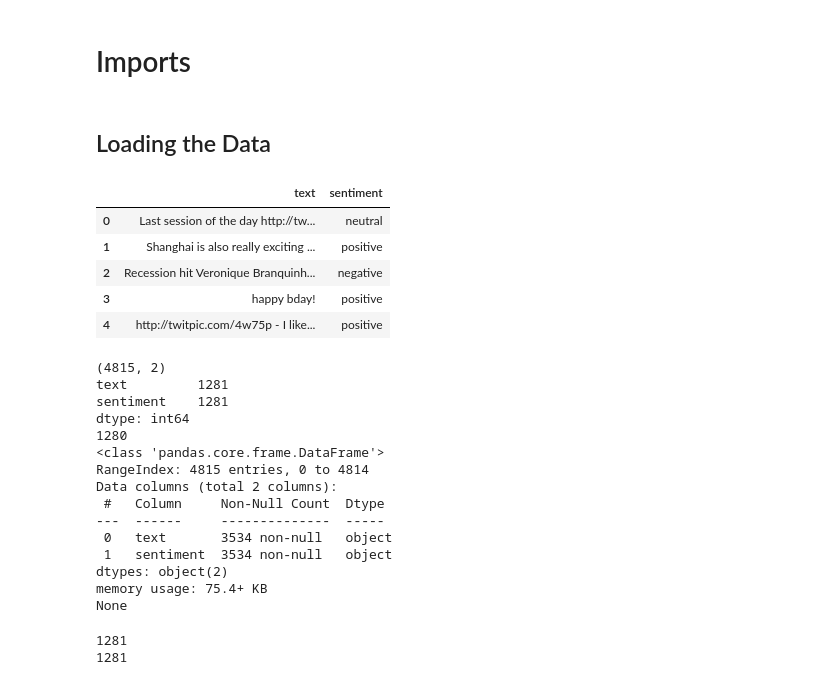
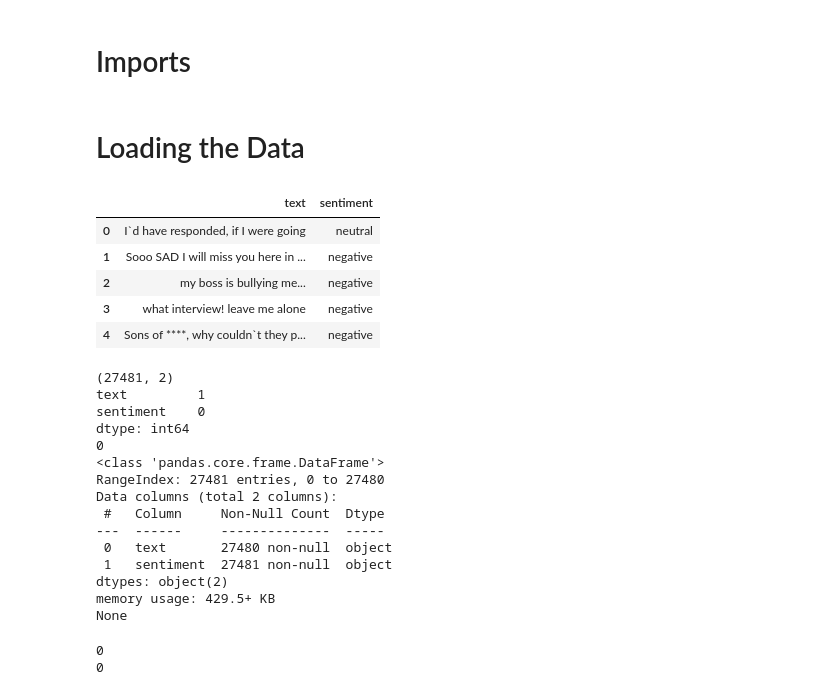
Before and after one commit to CSingh26/QuantSuggest, a Jupyter notebook: notebooks/exploratory/sentimentAnalysis.ipynb, the cells around one changed output. Cells and saved outputs as stored; diff of their text form; code cells hidden in the pictures.

```diff
--- a/notebooks/exploratory/sentimentAnalysis.ipynb
+++ b/notebooks/exploratory/sentimentAnalysis.ipynb
@@ -16,46 +16,46 @@ from keras.preprocessing.sequence import pad_sequences
 
 from sklearn.model_selection import train_test_split
 # %% [markdown]
-## Loading the Data
+# Loading the Data
 # %%
 target = ['sentiment', 'text']
-df = pd.read_csv('../../data/raw/sentimentDataset/test.csv',
+df = pd.read_csv('../../data/raw/sentimentDataset/train.csv',
                 encoding='ISO-8859-1',
                 usecols=target)
 df.head()
 # %% [output]
 |  | text | sentiment |
-| 0 | Last session of the day http://tw... | neutral |
-| 1 | Shanghai is also really exciting ... | positive |
-| 2 | Recession hit Veronique Branquinh... | negative |
-| 3 | happy bday! | positive |
-| 4 | http://twitpic.com/4w75p - I like... | positive |
+| 0 | I`d have responded, if I were going | neutral |
+| 1 | Sooo SAD I will miss you here in ... | negative |
+| 2 | my boss is bullying me... | negative |
+| 3 | what interview! leave me alone | negative |
+| 4 | Sons of ****, why couldn`t they p... | negative |
 # %%
 print(df.shape)
 print(df.isnull().sum())
 print(df.duplicated().sum())
 print(df.info())
 # %% [output]
-(4815, 2)
-text         1281
-sentiment    1281
+(27481, 2)
+text         1
+sentiment    0
 dtype: int64
-1280
+0
 <class 'pandas.core.frame.DataFrame'>
-RangeIndex: 4815 entries, 0 to 4814
+RangeIndex: 27481 entries, 0 to 27480
 Data columns (total 2 columns):
  #   Column     Non-Null Count  Dtype
 ---  ------     --------------  -----
- 0   text       3534 non-null   object
- 1   sentiment  3534 non-null   object
+ 0   text       27480 non-null  object
+ 1   sentiment  27481 non-null  object
 dtypes: object(2)
-memory usage: 75.4+ KB
+memory usage: 429.5+ KB
 None
 # %%
 print(df['sentiment'].isna().sum())
 print(df['sentiment'].isnull().sum())
 # %% [output]
-1281
-1281
+0
+0
 # %%
 df['sentiment'] = df['sentiment'].fillna('neutral')
```
Also changed, not shown: parts of 77 cells of this notebook.
